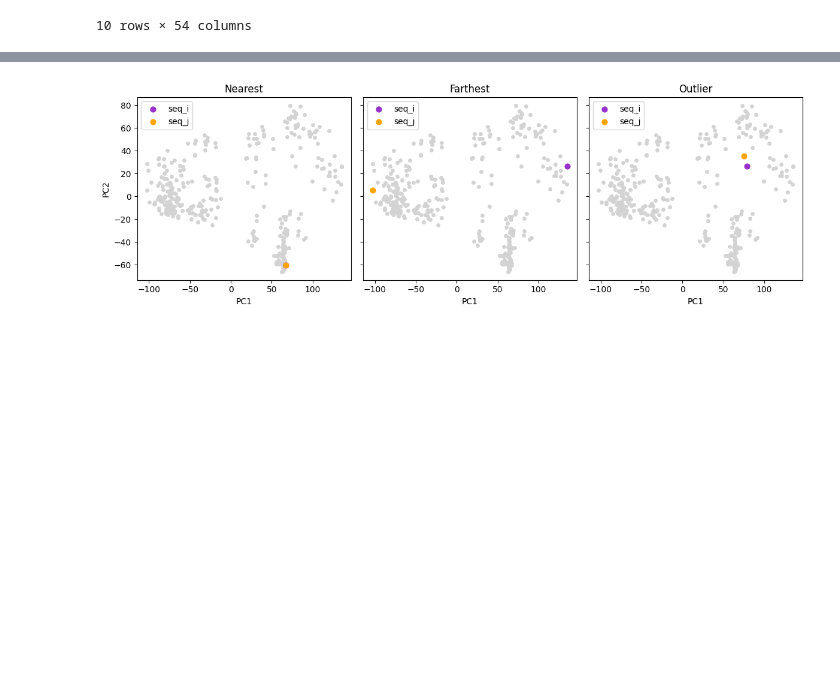
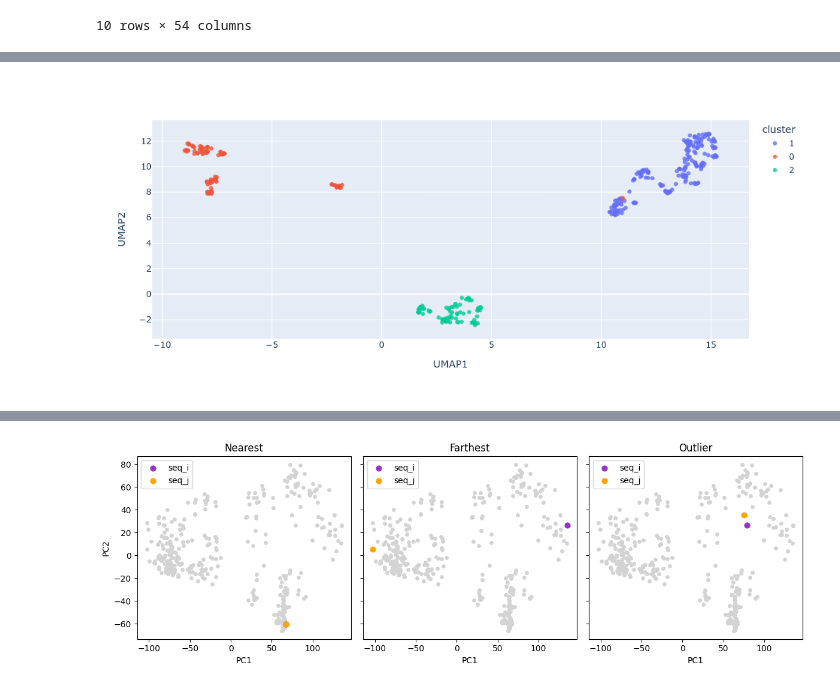
Before and after one commit to thien1ao/WeldingSequenceAnalysis, a Jupyter notebook: main.ipynb, the cells around one changed output, grey strips where cells are left out. Saved outputs shown, nothing was run; the diff lists cells and outputs as text; code cells hidden in the pictures; blank space fills up the shorter version.

```diff
--- a/main.ipynb
+++ b/main.ipynb
@@ -269,0 +286,6 @@ fig.show()
+# %%
+fig = px.scatter(df_umap, x="UMAP1", y="UMAP2", color="cluster", hover_name=df_umap.index, width=750, height=450)
+fig.update_traces(marker=dict(size=6, opacity=0.8))
+fig.show()
+# %% [output]
+[figure, added]
```
Also changed, not shown: parts of 19 cells of this notebook, 7 other files.
